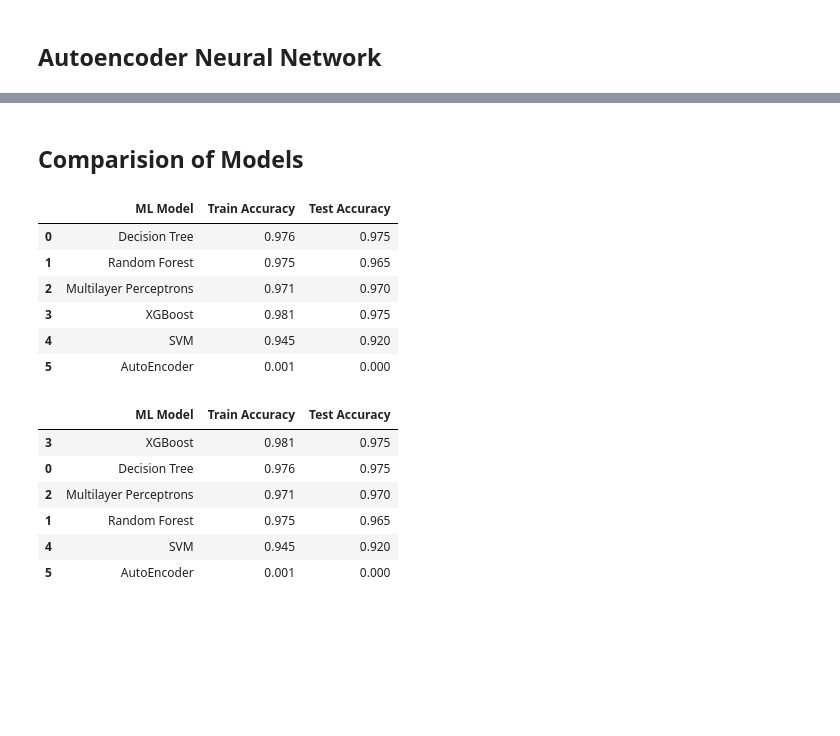
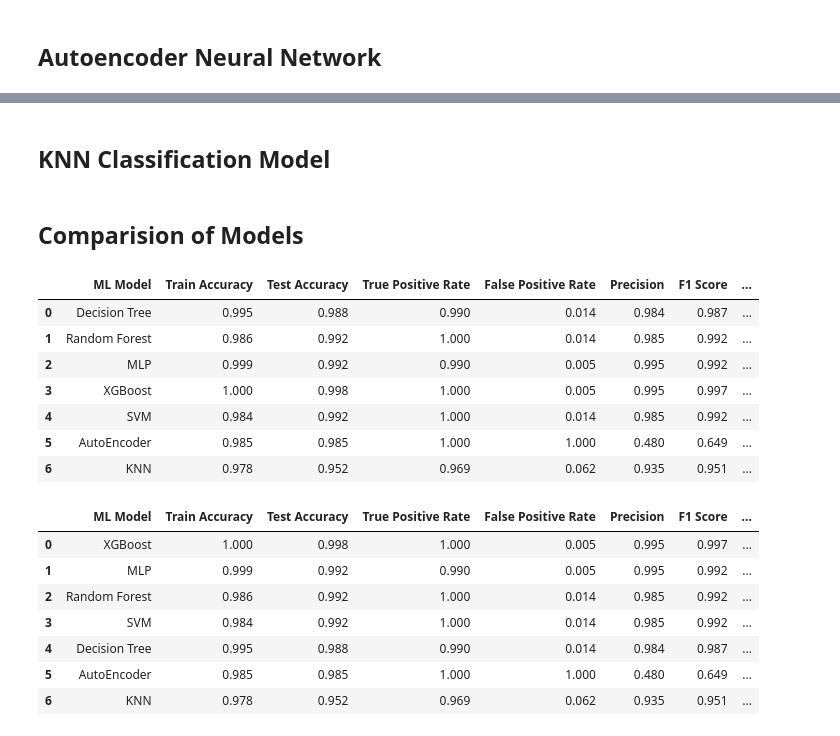
Before and after one commit to mayank3005/Phishing-Detection, a Jupyter notebook: Phishing Detection using ML models.ipynb, the cells around one changed output, grey strips where cells are left out. Saved outputs shown, nothing was run; the diff lists cells and outputs as text; code cells hidden in the pictures; blank space fills up the shorter version.

```diff
--- a/Phishing Detection using ML models.ipynb
+++ b/Phishing Detection using ML models.ipynb
@@ -145,12 +145,22 @@ from sklearn.metrics import accuracy_score
 ML_Model = []
 acc_train = []
 acc_test = []
+TPR = []
+FPR = []
+Precision = []
+F1_Score = []
+FNR = []
 
-#function to call for storing the results
-def storeResults(model, a,b):
-  ML_Model.append(model)
-  acc_train.append(round(a, 3))
-  acc_test.append(round(b, 3))
+# Function to call for storing the results
+def storeResults(model, train_acc, test_acc, tpr, fpr, precision, f1_score, fnr):
+    ML_Model.append(model)
+    acc_train.append(round(train_acc, 3))
+    acc_test.append(round(test_acc, 3))
+    TPR.append(round(tpr, 3))
+    FPR.append(round(fpr, 3))
+    Precision.append(round(precision, 3))
+    F1_Score.append(round(f1_score, 3))
+    FNR.append(round(fnr, 3))
 # %% [markdown]
 ## Decision Tree Classifier
 # %%
@@ -422,0 +560,2 @@ storeResults('AutoEncoder', acc_train_auto, acc_test_auto)
+# %% [markdown]
+## KNN Classification Model
@@ -424,26 +600,38 @@ storeResults('AutoEncoder', acc_train_auto, acc_test_auto)
 ## Comparision of Models
 # %%
 #creating dataframe
-results = pd.DataFrame({ 'ML Model': ML_Model,
+results = pd.DataFrame({
+    'ML Model': ML_Model,
     'Train Accuracy': acc_train,
-    'Test Accuracy': acc_test})
+    'Test Accuracy': acc_test,
+    'True Positive Rate': TPR,
+    'False Positive Rate': FPR,
+    'Precision': Precision,
+    'F1 Score': F1_Score,
+    'False Negative Rate': FNR
+})
+
 results
 # %% [output]
-|  | ML Model | Train Accuracy | Test Accuracy |
-| 0 | Decision Tree | 0.976 | 0.975 |
-| 1 | Random Forest | 0.975 | 0.965 |
-| 2 | Multilayer Perceptrons | 0.971 | 0.970 |
-| 3 | XGBoost | 0.981 | 0.975 |
-| 4 | SVM | 0.945 | 0.920 |
-| 5 | AutoEncoder | 0.001 | 0.000 |
+|  | ML Model | Train Accuracy | Test Accuracy | True Positive Rate | False Positive Rate | Precision | F1 Score | ... |
+| 0 | Decision Tree | 0.995 | 0.988 | 0.990 | 0.014 | 0.984 | 0.987 | ... |
+| 1 | Random Forest | 0.986 | 0.992 | 1.000 | 0.014 | 0.985 | 0.992 | ... |
+| 2 | MLP | 0.999 | 0.992 | 0.990 | 0.005 | 0.995 | 0.992 | ... |
+| 3 | XGBoost | 1.000 | 0.998 | 1.000 | 0.005 | 0.995 | 0.997 | ... |
+| 4 | SVM | 0.984 | 0.992 | 1.000 | 0.014 | 0.985 | 0.992 | ... |
+| 5 | AutoEncoder | 0.985 | 0.985 | 1.000 | 1.000 | 0.480 | 0.649 | ... |
+| 6 | KNN | 0.978 | 0.952 | 0.969 | 0.062 | 0.935 | 0.951 | ... |
 # %%
 #Sorting the datafram on accuracy
-results.sort_values(by=['Test Accuracy', 'Train Accuracy'], ascending=False)
+results.sort_values(by=['Test Accuracy', 'Train Accuracy'], ascending=False,inplace=True)
+results.reset_index(drop=True,inplace=True)
+results
 # %% [output]
-|  | ML Model | Train Accuracy | Test Accuracy |
-| 3 | XGBoost | 0.981 | 0.975 |
-| 0 | Decision Tree | 0.976 | 0.975 |
-| 2 | Multilayer Perceptrons | 0.971 | 0.970 |
-| 1 | Random Forest | 0.975 | 0.965 |
-| 4 | SVM | 0.945 | 0.920 |
-| 5 | AutoEncoder | 0.001 | 0.000 |
+|  | ML Model | Train Accuracy | Test Accuracy | True Positive Rate | False Positive Rate | Precision | F1 Score | ... |
+| 0 | XGBoost | 1.000 | 0.998 | 1.000 | 0.005 | 0.995 | 0.997 | ... |
+| 1 | MLP | 0.999 | 0.992 | 0.990 | 0.005 | 0.995 | 0.992 | ... |
+| 2 | Random Forest | 0.986 | 0.992 | 1.000 | 0.014 | 0.985 | 0.992 | ... |
+| 3 | SVM | 0.984 | 0.992 | 1.000 | 0.014 | 0.985 | 0.992 | ... |
+| 4 | Decision Tree | 0.995 | 0.988 | 0.990 | 0.014 | 0.984 | 0.987 | ... |
+| 5 | AutoEncoder | 0.985 | 0.985 | 1.000 | 1.000 | 0.480 | 0.649 | ... |
+| 6 | KNN | 0.978 | 0.952 | 0.969 | 0.062 | 0.935 | 0.951 | ... |
```
Also changed, not shown: parts of 34 cells of this notebook, 3 other files.
